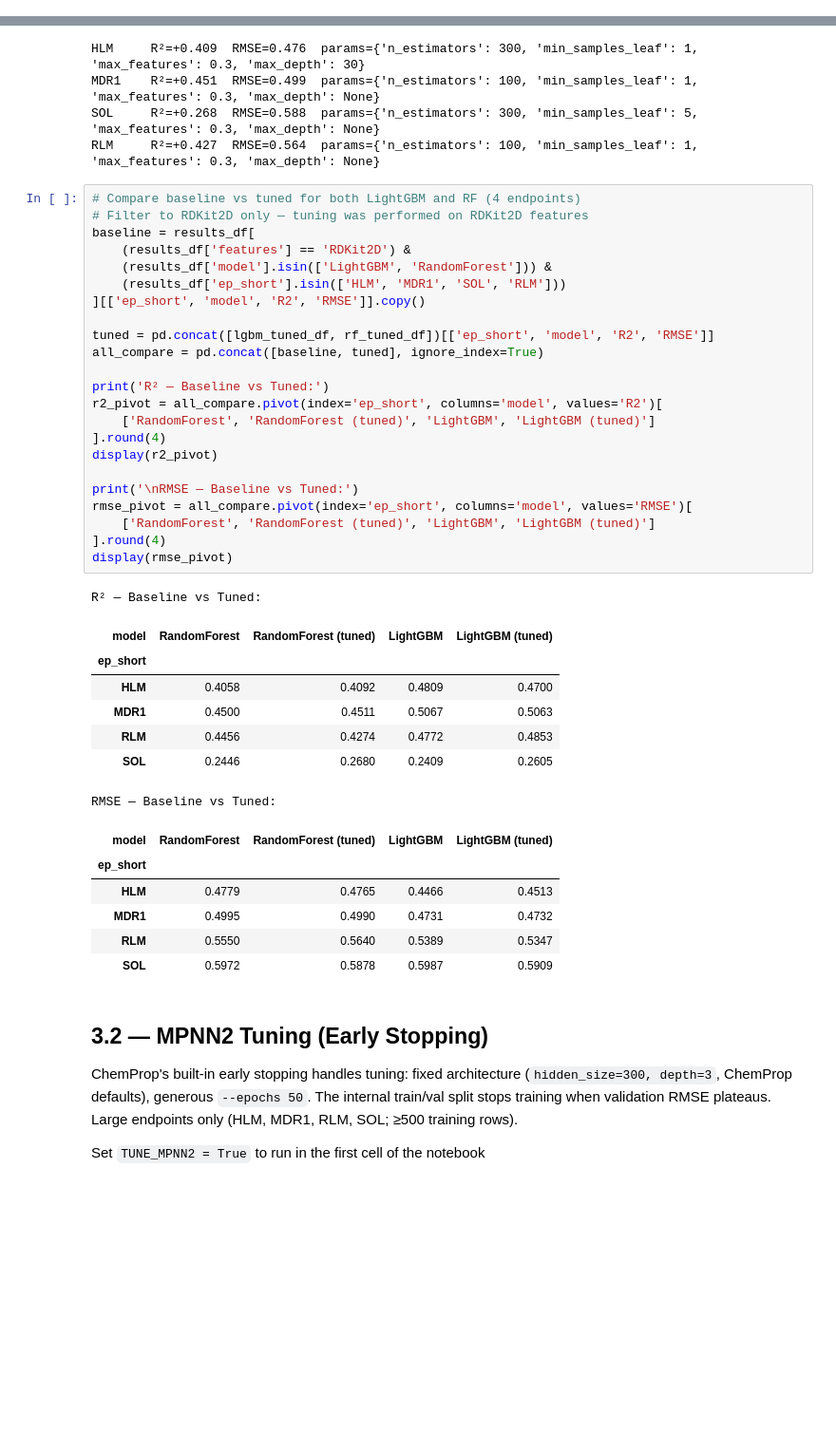
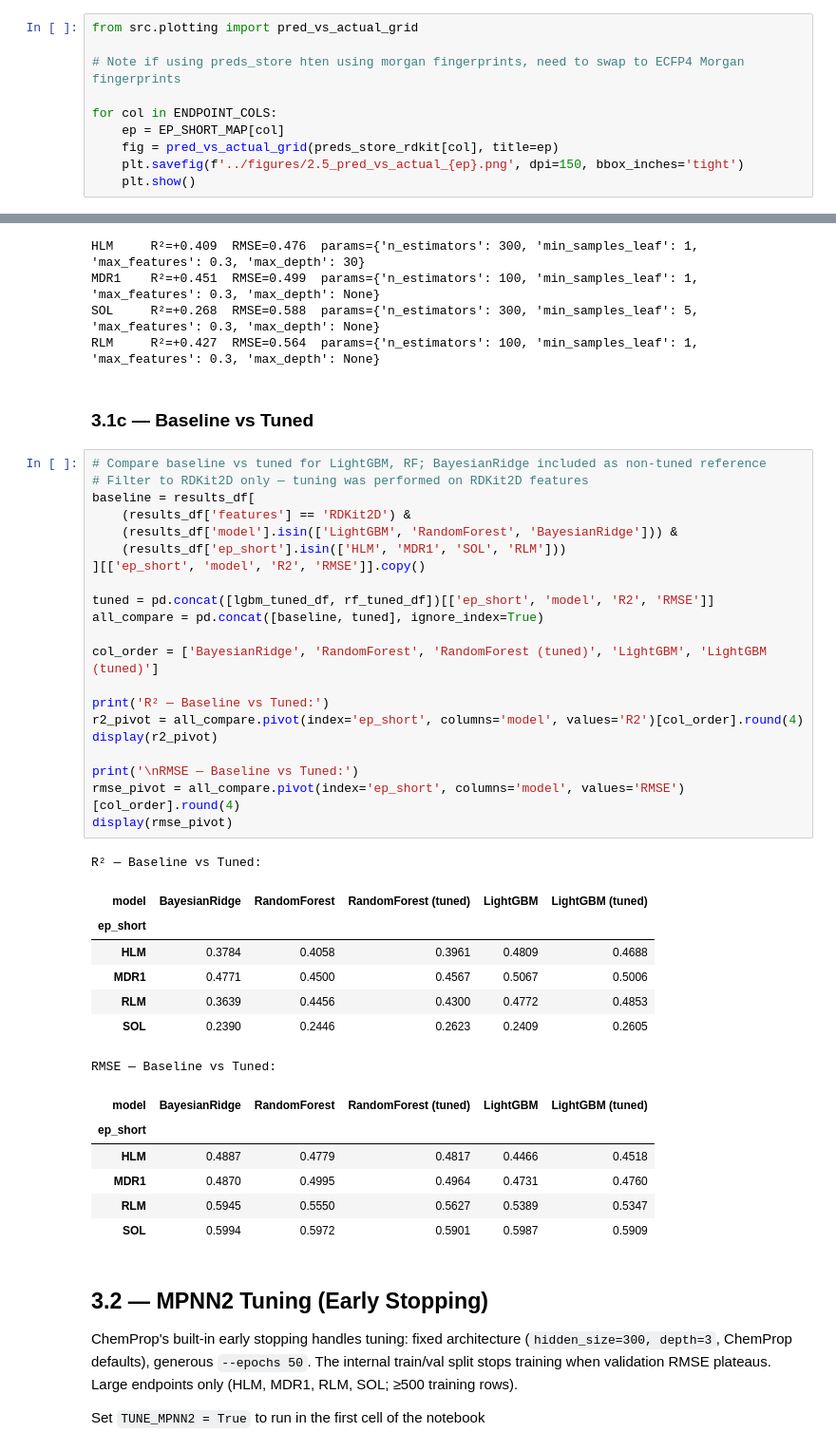
Before and after one commit to Zarif-S/uniq-plus-data-quantity-noise-qsar, a Jupyter notebook: notebooks/01_adme_eda_baseline.ipynb, the cells around one changed output, grey strips where cells are left out. Shown at 95% size. Drawn from its saved outputs; the diff is of its cells as text; blank space fills up the shorter version.

```diff
--- a/notebooks/01_adme_eda_baseline.ipynb
+++ b/notebooks/01_adme_eda_baseline.ipynb
@@ -1239,3 +1239,13 @@ Radius sensitivity plot skipped.
 - BayesianRidge marginally better than LightGBM, much better than other models
 # %% [markdown]
 ## 2.5 — Predicted vs Actual Plots
+# %%
+from src.plotting import pred_vs_actual_grid
+
+# Note if using preds_store hten using morgan fingerprints, need to swap to ECFP4 Morgan fingerprints
+
+for col in ENDPOINT_COLS:
+    ep = EP_SHORT_MAP[col]
+    fig = pred_vs_actual_grid(preds_store_rdkit[col], title=ep)
+    plt.savefig(f'../figures/2.5_pred_vs_actual_{ep}.png', dpi=150, bbox_inches='tight')
+    plt.show()
@@ -1783,44 +1802,44 @@ HLM     R²=+0.409  RMSE=0.476  params={'n_estimators': 300, 'min_samples_leaf':
 MDR1    R²=+0.451  RMSE=0.499  params={'n_estimators': 100, 'min_samples_leaf': 1, 'max_features': 0.3, 'max_depth': None}
 SOL     R²=+0.268  RMSE=0.588  params={'n_estimators': 300, 'min_samples_leaf': 5, 'max_features': 0.3, 'max_depth': None}
 RLM     R²=+0.427  RMSE=0.564  params={'n_estimators': 100, 'min_samples_leaf': 1, 'max_features': 0.3, 'max_depth': None}
+# %% [markdown]
+### 3.1c — Baseline vs Tuned
 # %%
-# Compare baseline vs tuned for both LightGBM and RF (4 endpoints)
+# Compare baseline vs tuned for LightGBM, RF; BayesianRidge included as non-tuned reference
 # Filter to RDKit2D only — tuning was performed on RDKit2D features
 baseline = results_df[
     (results_df['features'] == 'RDKit2D') &
-    (results_df['model'].isin(['LightGBM', 'RandomForest'])) &
+    (results_df['model'].isin(['LightGBM', 'RandomForest', 'BayesianRidge'])) &
     (results_df['ep_short'].isin(['HLM', 'MDR1', 'SOL', 'RLM']))
 ][['ep_short', 'model', 'R2', 'RMSE']].copy()
 
 tuned = pd.concat([lgbm_tuned_df, rf_tuned_df])[['ep_short', 'model', 'R2', 'RMSE']]
 all_compare = pd.concat([baseline, tuned], ignore_index=True)
 
+col_order = ['BayesianRidge', 'RandomForest', 'RandomForest (tuned)', 'LightGBM', 'LightGBM (tuned)']
+
 print('R² — Baseline vs Tuned:')
-r2_pivot = all_compare.pivot(index='ep_short', columns='model', values='R2')[
-    ['RandomForest', 'RandomForest (tuned)', 'LightGBM', 'LightGBM (tuned)']
-].round(4)
+r2_pivot = all_compare.pivot(index='ep_short', columns='model', values='R2')[col_order].round(4)
 display(r2_pivot)
 
 print('\nRMSE — Baseline vs Tuned:')
-rmse_pivot = all_compare.pivot(index='ep_short', columns='model', values='RMSE')[
-    ['RandomForest', 'RandomForest (tuned)', 'LightGBM', 'LightGBM (tuned)']
-].round(4)
+rmse_pivot = all_compare.pivot(index='ep_short', columns='model', values='RMSE')[col_order].round(4)
 display(rmse_pivot)
 # %% [output]
 R² — Baseline vs Tuned:
-| model | RandomForest | RandomForest (tuned) | LightGBM | LightGBM (tuned) |
-| ep_short |  |  |  |  |
-| HLM | 0.4058 | 0.4092 | 0.4809 | 0.4700 |
-| MDR1 | 0.4500 | 0.4511 | 0.5067 | 0.5063 |
-| RLM | 0.4456 | 0.4274 | 0.4772 | 0.4853 |
-| SOL | 0.2446 | 0.2680 | 0.2409 | 0.2605 |
+| model | BayesianRidge | RandomForest | RandomForest (tuned) | LightGBM | LightGBM (tuned) |
+| ep_short |  |  |  |  |  |
+| HLM | 0.3784 | 0.4058 | 0.3961 | 0.4809 | 0.4688 |
+| MDR1 | 0.4771 | 0.4500 | 0.4567 | 0.5067 | 0.5006 |
+| RLM | 0.3639 | 0.4456 | 0.4300 | 0.4772 | 0.4853 |
+| SOL | 0.2390 | 0.2446 | 0.2623 | 0.2409 | 0.2605 |
 RMSE — Baseline vs Tuned:
-| model | RandomForest | RandomForest (tuned) | LightGBM | LightGBM (tuned) |
-| ep_short |  |  |  |  |
-| HLM | 0.4779 | 0.4765 | 0.4466 | 0.4513 |
-| MDR1 | 0.4995 | 0.4990 | 0.4731 | 0.4732 |
-| RLM | 0.5550 | 0.5640 | 0.5389 | 0.5347 |
-| SOL | 0.5972 | 0.5878 | 0.5987 | 0.5909 |
+| model | BayesianRidge | RandomForest | RandomForest (tuned) | LightGBM | LightGBM (tuned) |
+| ep_short |  |  |  |  |  |
+| HLM | 0.4887 | 0.4779 | 0.4817 | 0.4466 | 0.4518 |
+| MDR1 | 0.4870 | 0.4995 | 0.4964 | 0.4731 | 0.4760 |
+| RLM | 0.5945 | 0.5550 | 0.5627 | 0.5389 | 0.5347 |
+| SOL | 0.5994 | 0.5972 | 0.5901 | 0.5987 | 0.5909 |
 # %% [markdown]
 ## 3.2 — MPNN2 Tuning (Early Stopping)
 
```
Also changed, not shown: parts of 5 cells of this notebook, 37 other files.
